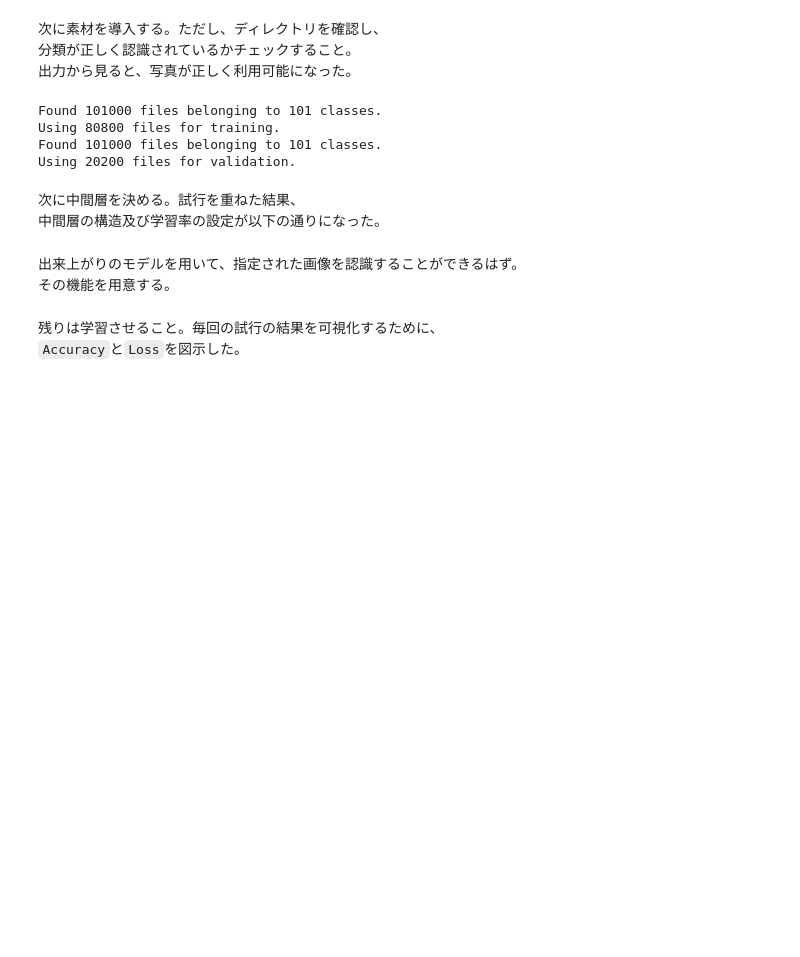
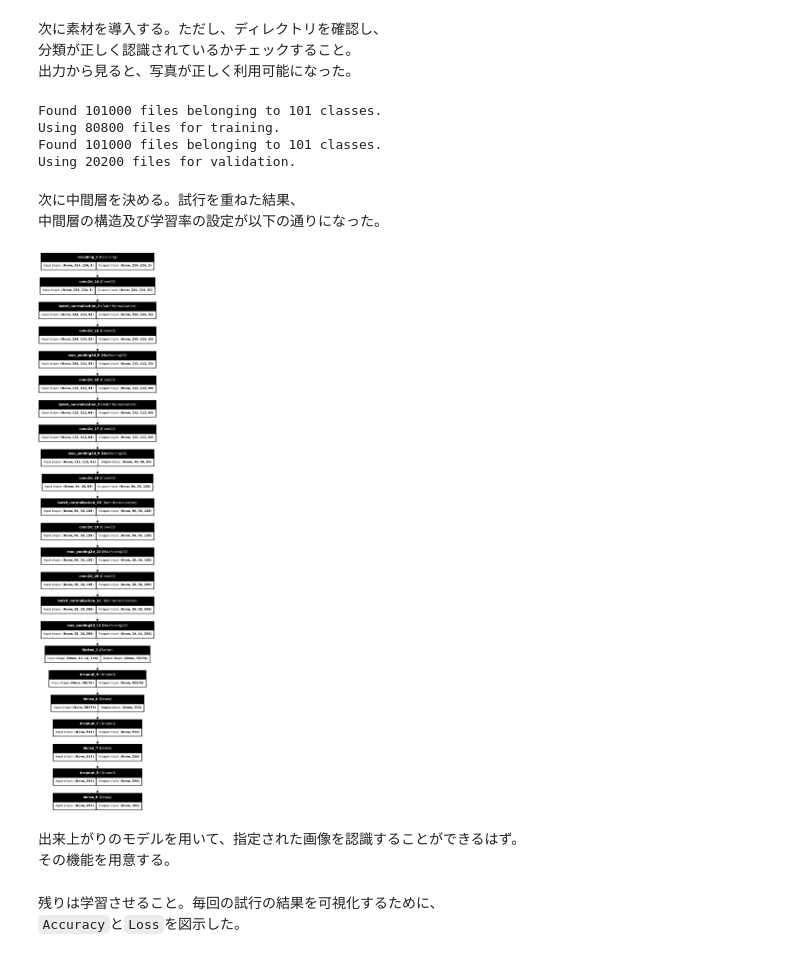
Before and after one commit to failedfailure/b2_cv_lab, a Jupyter notebook: allergen_identification.ipynb, the cells around one changed output. Saved outputs shown, nothing was run; the diff lists cells and outputs as text; code cells hidden in the pictures; blank space fills up the shorter version.

```diff
--- a/allergen_identification.ipynb
+++ b/allergen_identification.ipynb
@@ -85,33 +85,37 @@ model = models.Sequential([
     layers.Conv2D(128, (3, 3), padding='same', activation='relu',
                   kernel_regularizer=regularizers.l2(1e-4)),
     layers.BatchNormalization(),
     layers.Conv2D(128, (3, 3), padding='same', activation='relu',
                   kernel_regularizer=regularizers.l2(1e-4)),
     layers.MaxPooling2D(),
 
     # Block 4
     layers.Conv2D(256, (3, 3), padding='same', activation='relu',
                   kernel_regularizer=regularizers.l2(1e-4)),
     layers.BatchNormalization(),
     layers.MaxPooling2D(),
 
     layers.Flatten(),
     layers.Dropout(0.3),
 
     layers.Dense(512, activation='relu', kernel_regularizer=regularizers.l2(1e-4)),
     layers.Dropout(0.25),
     layers.Dense(256, activation='relu', kernel_regularizer=regularizers.l2(1e-4)),
     layers.Dropout(0.25),
 
     layers.Dense(num_classes, activation='softmax')
 ])
 
 # Compile the model
 model.compile(
     optimizer=Adam(learning_rate=1e-4),
     loss='categorical_crossentropy',
     metrics=['accuracy']
 )
+
+plot_model(model, to_file="cnn_model_plot.png", show_shapes=True, show_layer_names=True)
+# %% [output]
+[figure, added]
 # %% [markdown]
 出来上がりのモデルを用いて、指定された画像を認識することができるはず。<br>
 その機能を用意する。
```
Also changed, not shown: parts of 2 cells of this notebook.
